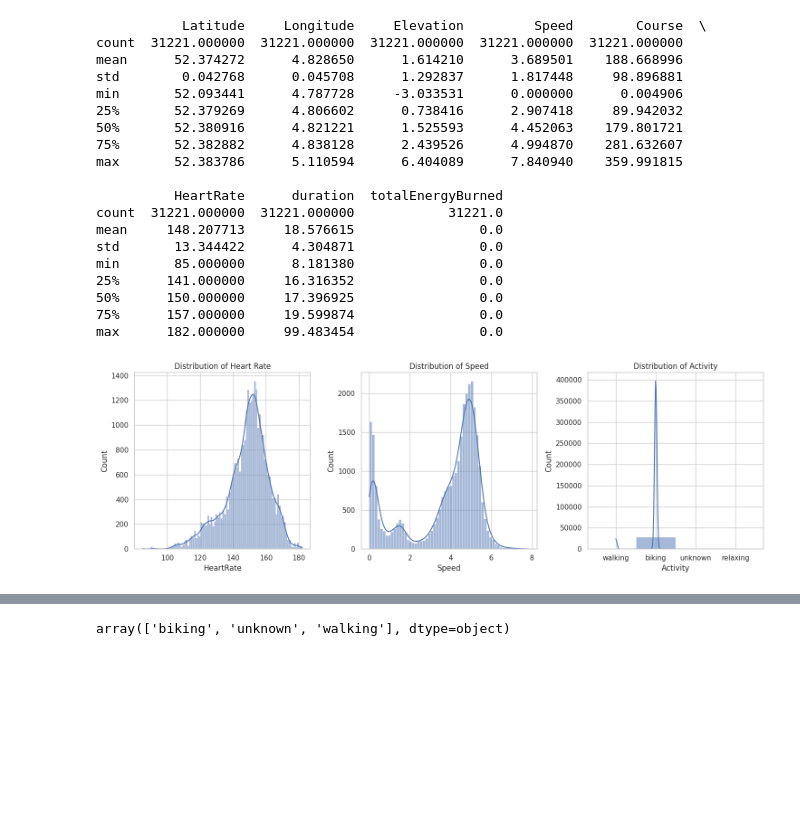
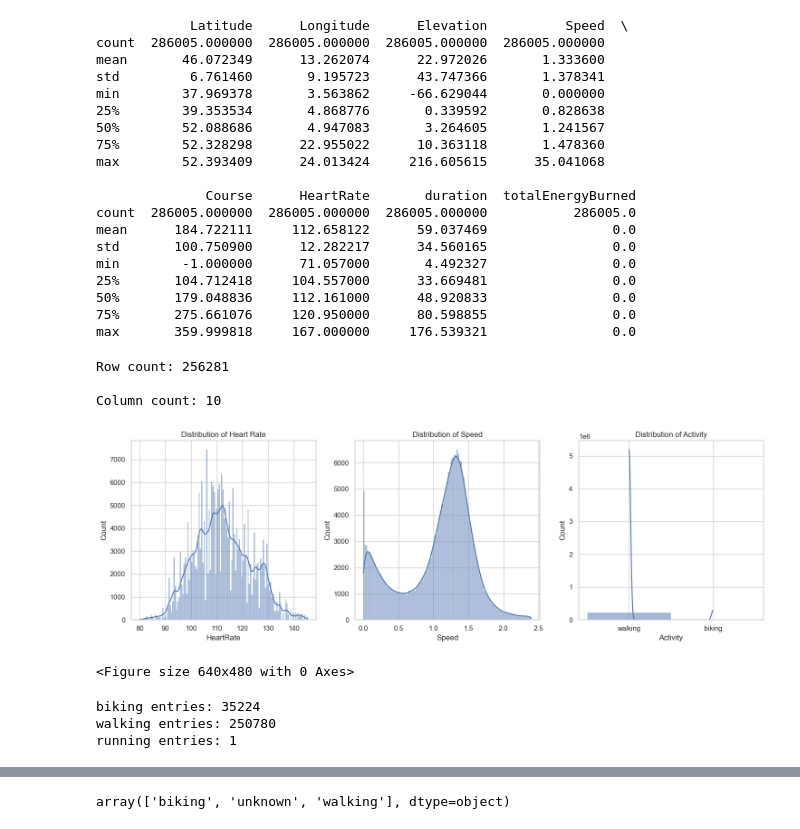
Before and after one commit to TKendel/MLQL, a Jupyter notebook: MLQL.ipynb, the cells around one changed output, grey strips where cells are left out. Saved outputs shown, nothing was run; the diff lists cells and outputs as text; code cells hidden in the pictures; blank space fills up the shorter version.

Commit message:
feat: added additional data summary

```diff
--- a/MLQL.ipynb
+++ b/MLQL.ipynb
@@ -20,0 +1,10 @@ print(data.head())
+# %%
+import pandas as pd
+
+data = pd.read_csv('integrated_workout_data.csv')
+data['Timestamp'] = pd.to_datetime(data['Timestamp'])
+date_start = pd.to_datetime('2023-05-30 00:00:00+00:00')
+date_end = pd.to_datetime('2024-05-30 00:00:00+00:00')
+data = data.loc[(data['Timestamp']>=date_start) & (data['Timestamp']<=date_end)]
+
+print(data.head())
@@ -22,46 +26,76 @@ print(data.head())
 summary = data.describe()
 print(summary)
 # %% [output]
-           Latitude     Longitude     Elevation         Speed        Course  \
-count  31221.000000  31221.000000  31221.000000  31221.000000  31221.000000
-mean      52.374272      4.828650      1.614210      3.689501    188.668996
-std        0.042768      0.045708      1.292837      1.817448     98.896881
-min       52.093441      4.787728     -3.033531      0.000000      0.004906
-25%       52.379269      4.806602      0.738416      2.907418     89.942032
-50%       52.380916      4.821221      1.525593      4.452063    179.801721
-75%       52.382882      4.838128      2.439526      4.994870    281.632607
-max       52.383786      5.110594      6.404089      7.840940    359.991815
+            Latitude      Longitude      Elevation          Speed  \
+count  286005.000000  286005.000000  286005.000000  286005.000000
+mean       46.072349      13.262074      22.972026       1.333600
+std         6.761460       9.195723      43.747366       1.378341
+min        37.969378       3.563862     -66.629044       0.000000
+25%        39.353534       4.868776       0.339592       0.828638
+50%        52.088686       4.947083       3.264605       1.241567
+75%        52.328298      22.955022      10.363118       1.478360
+max        52.393409      24.013424     216.605615      35.041068
 
-          HeartRate      duration  totalEnergyBurned
-count  31221.000000  31221.000000            31221.0
-mean     148.207713     18.576615                0.0
-std       13.344422      4.304871                0.0
-min       85.000000      8.181380                0.0
-25%      141.000000     16.316352                0.0
-50%      150.000000     17.396925                0.0
-75%      157.000000     19.599874                0.0
-max      182.000000     99.483454                0.0
+              Course      HeartRate       duration  totalEnergyBurned
+count  286005.000000  286005.000000  286005.000000           286005.0
+mean      184.722111     112.658122      59.037469                0.0
+std       100.750900      12.282217      34.560165                0.0
+min        -1.000000      71.057000       4.492327                0.0
+25%       104.712418     104.557000      33.669481                0.0
+50%       179.048836     112.161000      48.920833                0.0
+75%       275.661076     120.950000      80.598855                0.0
+max       359.999818     167.000000     176.539321                0.0
+# %%
+print(f"Row count: {data.shape[0]} \n")
+print(f"Column count: {data.shape[1]}")
+# %% [output]
+Row count: 256281
+
+Column count: 10
 # %%
 import matplotlib.pyplot as plt
 import seaborn as sns
 
 sns.set(style="whitegrid")
 
 plt.figure(figsize=(15, 5))
 
 plt.subplot(1, 3, 1)
 sns.histplot(data['HeartRate'], kde=True)
 plt.title('Distribution of Heart Rate')
 
 plt.subplot(1, 3, 2)
 sns.histplot(data['Speed'], kde=True)
 plt.title('Distribution of Speed')
 
 plt.subplot(1, 3, 3)
 sns.histplot(data['Activity'], kde=True)
 plt.title('Distribution of Activity')
 
 plt.tight_layout()
+file_name = f"graphs/distOfData.png"
+plt.savefig(file_name)
 plt.show()
 # %% [output]
-[figure, old version]
+[figure, new version]
+# %%
+plt.plot(data.Timestamp,data.HeartRate)
+plt.xlabel('Timestamp')
+plt.ylabel('Heart rate')
+plt.title('Heart rate over time plot')
+file_name = f"graphs/heartRateOverTime.png"
+plt.savefig(file_name)
+
+plt.clf()
+# %% [output]
+<Figure size 640x480 with 0 Axes>
+# %%
+# Ratio per activies summary
+print(f"biking entries: {data['Activity'].value_counts()['biking']}")
+print(f"walking entries: {data['Activity'].value_counts()['walking']}")
+print(f"running entries: {data['Activity'].value_counts()['running']}")
+# print(f"running entries: {data['Activity'].value_counts()['unknown']}")
+# %% [output]
+biking entries: 35224
+walking entries: 250780
+running entries: 1
```
Also changed, not shown: parts of 8 cells of this notebook, 4 other files.
